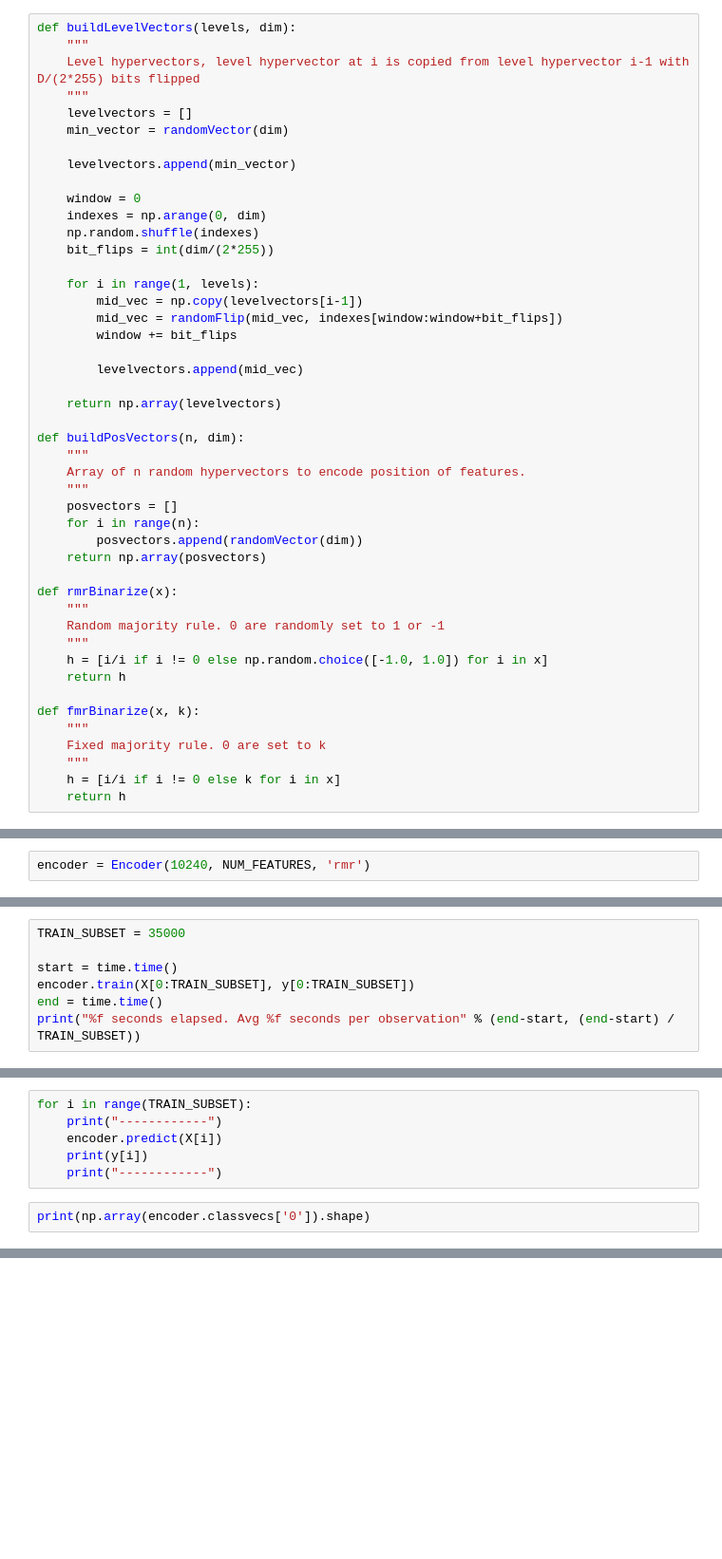
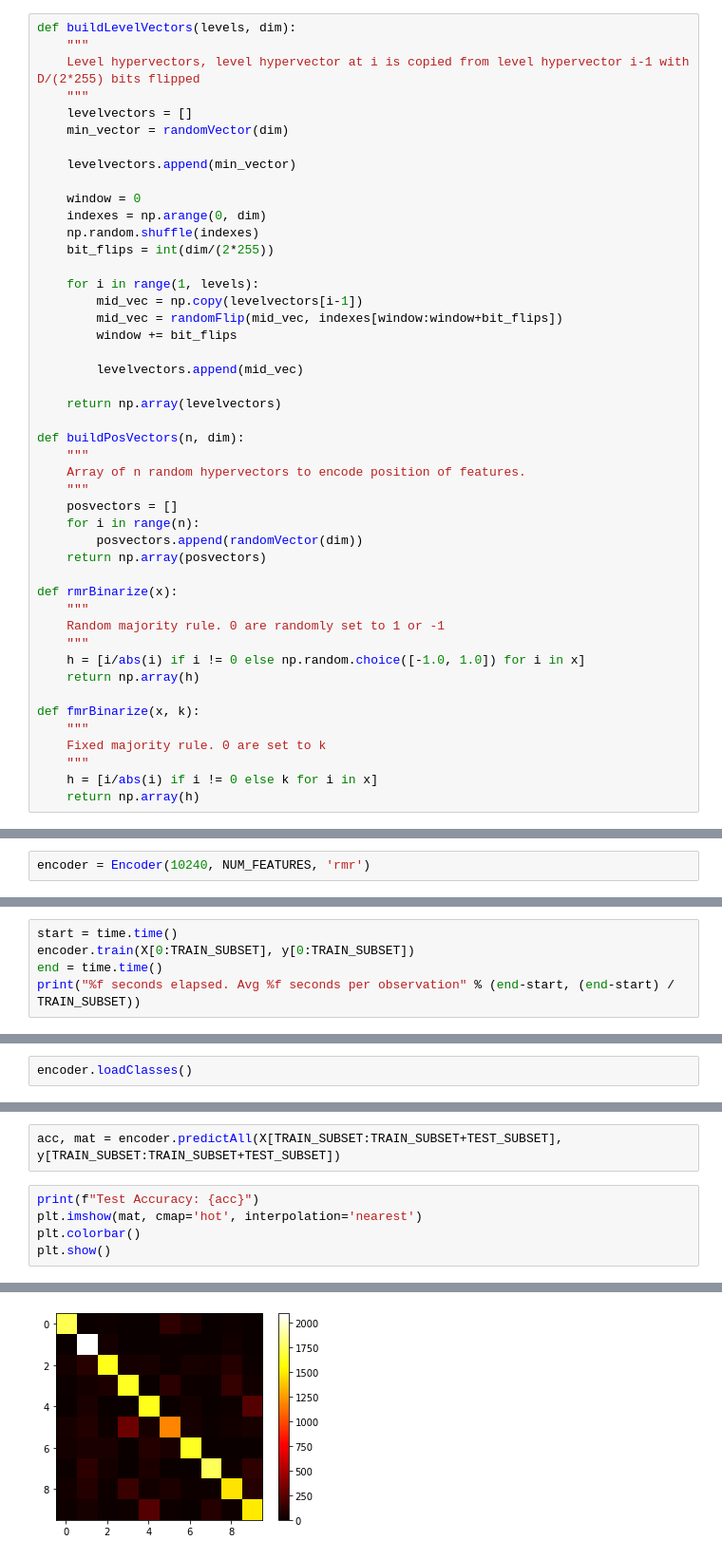
Before and after one commit to HCEspino/CS295_FinalProject, a Jupyter notebook: classifier.ipynb, the cells around one changed output, grey strips where cells are left out. Shown at 95% size. Drawn from its saved outputs; the diff is of its cells as text; blank space fills up the shorter version.

Commit message:
81 accuracy

```diff
--- a/classifier.ipynb
+++ b/classifier.ipynb
@@ -83,15 +109,15 @@ def rmrBinarize(x):
     """
     Random majority rule. 0 are randomly set to 1 or -1
     """
-    h = [i/i if i != 0 else np.random.choice([-1.0, 1.0]) for i in x]
-    return h
+    h = [i/abs(i) if i != 0 else np.random.choice([-1.0, 1.0]) for i in x]
+    return np.array(h)
 
 def fmrBinarize(x, k):
     """
     Fixed majority rule. 0 are set to k
     """
-    h = [i/i if i != 0 else k for i in x]
-    return h
+    h = [i/abs(i) if i != 0 else k for i in x]
+    return np.array(h)
 # %%
 class Encoder:
     def __init__(self, dim, n_features, binarizer):
@@ -149,6 +198,4 @@ encoder = Encoder(10240, NUM_FEATURES, 'rmr')
 # %%
-TRAIN_SUBSET = 35000
-
 start = time.time()
 encoder.train(X[0:TRAIN_SUBSET], y[0:TRAIN_SUBSET])
 end = time.time()
@@ -157,0 +207,2 @@ print("%f seconds elapsed. Avg %f seconds per observation" % (end-start, (end-st
+# %%
+encoder.loadClasses()
@@ -158,9 +227,8 @@ print("%f seconds elapsed. Avg %f seconds per observation" % (end-start, (end-st
 # %%
-for i in range(TRAIN_SUBSET):
-    print("------------")
-    encoder.predict(X[i])
-    print(y[i])
-    print("------------")
+acc, mat = encoder.predictAll(X[TRAIN_SUBSET:TRAIN_SUBSET+TEST_SUBSET], y[TRAIN_SUBSET:TRAIN_SUBSET+TEST_SUBSET])
 # %%
-print(np.array(encoder.classvecs['0']).shape)
+print(f"Test Accuracy: {acc}")
+plt.imshow(mat, cmap='hot', interpolation='nearest')
+plt.colorbar()
+plt.show()
 # %% [output]
@@ -167,0 +236 @@ print(np.array(encoder.classvecs['0']).shape)
+[figure, added]
```
Also changed, not shown: parts of 14 cells of this notebook, 1 other file.
